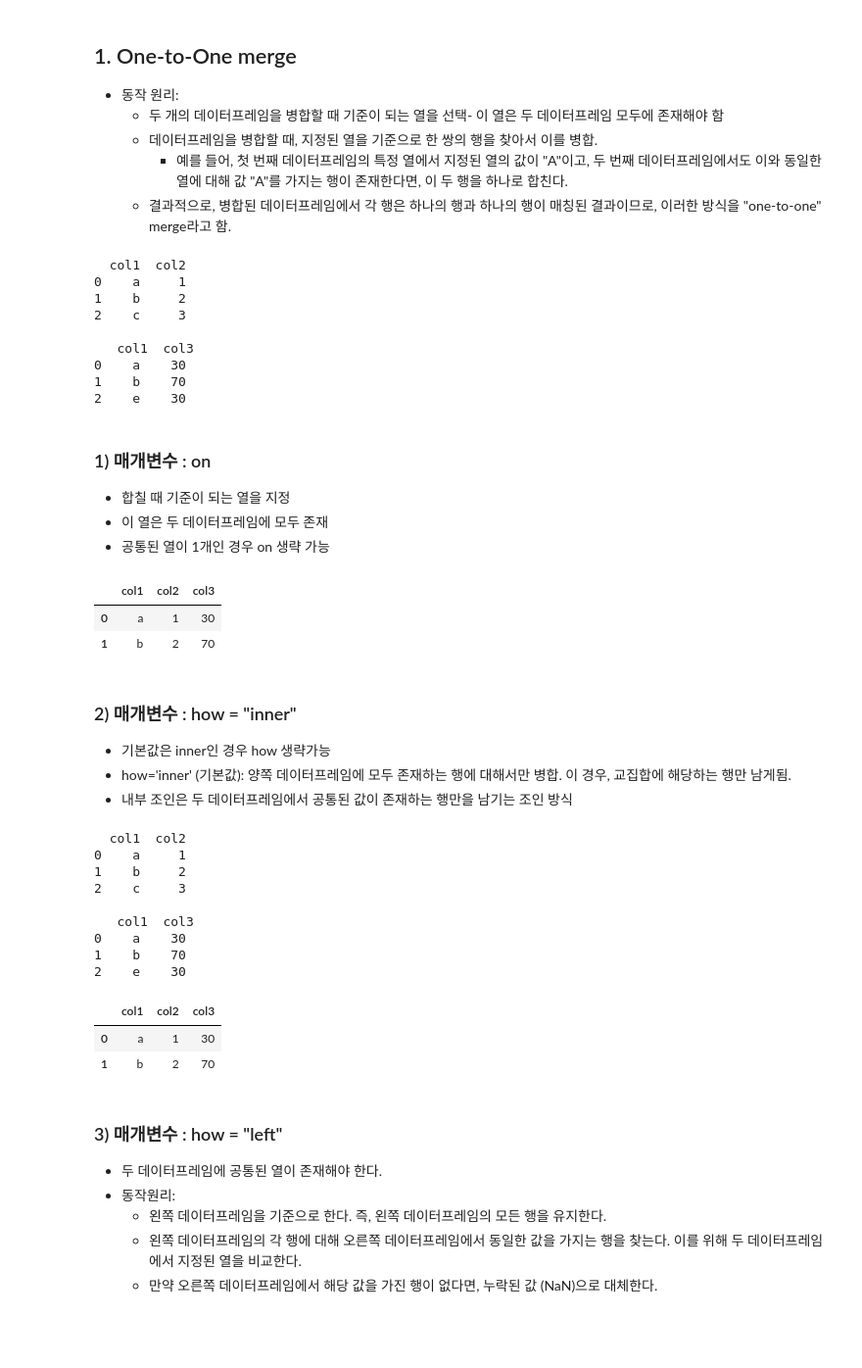
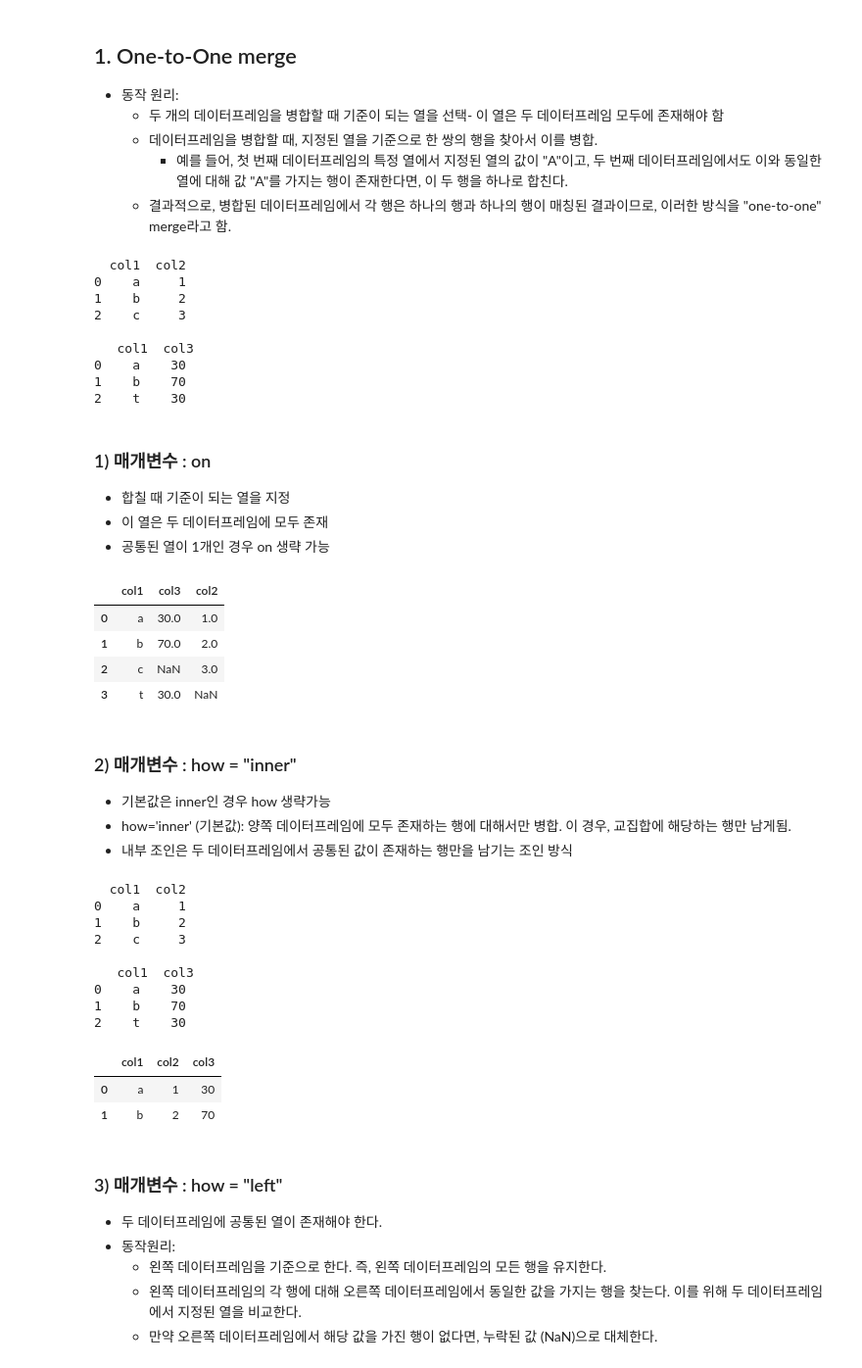
Before and after one commit to novoodi/python_basic_2, a Jupyter notebook: ch08_update_class.ipynb, the cells around one changed output. Shown at 98% size. Cells and saved outputs as stored; diff of their text form; code cells hidden in the pictures; blank space fills up the shorter version.

```diff
--- a/ch08_update_class.ipynb
+++ b/ch08_update_class.ipynb
@@ -17,7 +17,7 @@ import pandas as pd
 #  데이터프레임 생성 : List, dictionary
 import pandas as pd
 data1 = {"col1":["a","b","c"], "col2":[1,2,3]}
-data2 = {"col1":["a","b","e"], "col3":[30,70,30]}
+data2 = {"col1":["a","b","t"], "col3":[30,70,30]}
 
 df1 = pd.DataFrame(data1)
 df2 = pd.DataFrame(data2)
@@ -32,7 +32,7 @@ print(df1, "\n\n", df2) # 딕셔너리를 이용한 코딩
    col1  col3
 0    a    30
 1    b    70
-2    e    30
+2    t    30
 # %% [markdown]
 ### 1) 매개변수 : on
 * 합칠 때 기준이 되는 열을 지정
@@ -40,11 +40,13 @@ print(df1, "\n\n", df2) # 딕셔너리를 이용한 코딩
 * 공통된 열이 1개인 경우 on 생략 가능
 # %%
 # ex
-pd.merge(df1, df2, on = "col1", how = "inner")
+pd.merge(df2, df1, on = "col1", how = "outer")
 # %% [output]
-|  | col1 | col2 | col3 |
-| 0 | a | 1 | 30 |
-| 1 | b | 2 | 70 |
+|  | col1 | col3 | col2 |
+| 0 | a | 30.0 | 1.0 |
+| 1 | b | 70.0 | 2.0 |
+| 2 | c | NaN | 3.0 |
+| 3 | t | 30.0 | NaN |
 # %% [markdown]
 ### 2) 매개변수 : how = "inner"
 * 기본값은 inner인 경우 how 생략가능
@@ -63,7 +65,7 @@ pd.merge(df1, df2,  on = "col1", how = "inner")
    col1  col3
 0    a    30
 1    b    70
-2    e    30
+2    t    30
 |  | col1 | col2 | col3 |
 | 0 | a | 1 | 30 |
 | 1 | b | 2 | 70 |
```
Also changed, not shown: parts of 25 cells of this notebook, 1 other file.
